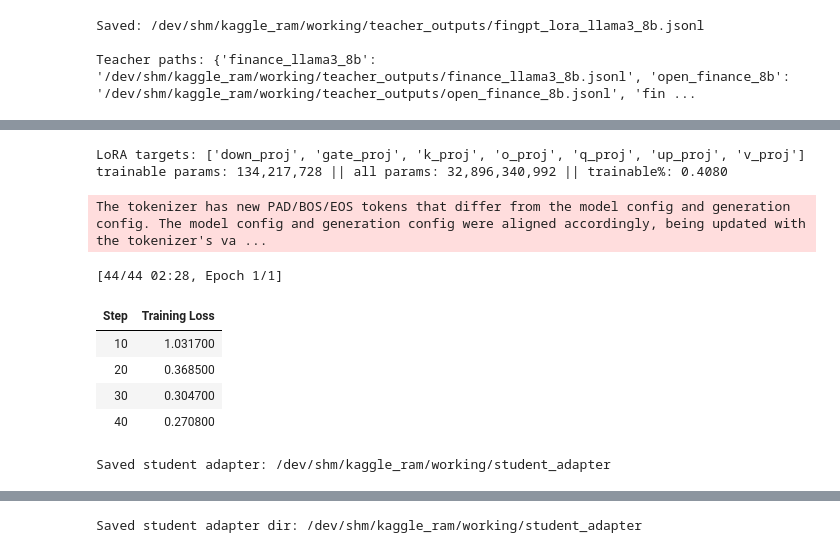
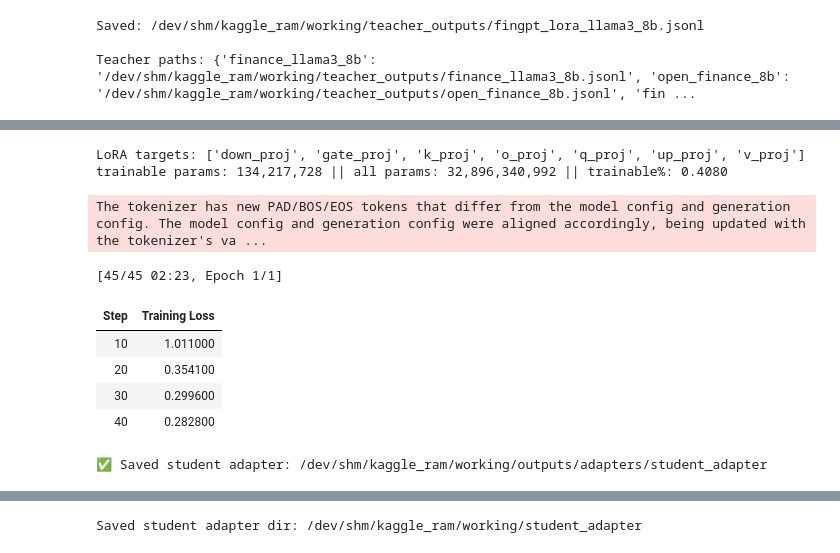
Before and after one commit to quanq6106-cmd/test, a Jupyter notebook: notebookf6301b262f.ipynb, the cells around one changed output, grey strips where cells are left out. Saved outputs shown, nothing was run; the diff lists cells and outputs as text; code cells hidden in the pictures.

```diff
--- a/notebookf6301b262f.ipynb
+++ b/notebookf6301b262f.ipynb
@@ -872,11 +872,12 @@ picked_by_teacher: {'finance_llama3_8b': 320, 'open_finance_8b': 26}
 Saved: /dev/shm/kaggle_ram/working/data/distilled_train.jsonl
 # %%
-# CELL TRAIN (REPLACE) — compatible with older/newer TRL: no max_seq_length / no processing_class
+# CELL TRAIN (REPLACE) — bảo đảm lưu adapter vào 1 folder rõ ràng + tồn tại adapter_config.json
 from datasets import Dataset
 from peft import LoraConfig, get_peft_model
 from trl import SFTTrainer
 from transformers import TrainingArguments
-import json
+import json, os
+from pathlib import Path
 
 assert QWEN32B_PATH is not None, "Cannot find Qwen3-32B in /kaggle/input"
 
@@ -913,60 +914,50 @@ with open(distill_path, "r", encoding="utf-8") as f:
         rows.append({"text": r["prompt"] + "\n\n" + json.dumps(r["answer_json"], ensure_ascii=False)})
 
 if len(rows) == 0:
-    raise RuntimeError("distilled_train.jsonl is empty. Re-run DISTILL cell.")
+    raise RuntimeError("distilled_train.jsonl is empty")
 
 train_ds = Dataset.from_list(rows)
-
-# Tokenize upfront (portable across TRL versions)
-MAX_LEN = 2048
-
-def tokenize_fn(ex):
-    out = qwen_tok(
-        ex["text"],
-        truncation=True,
-        max_length=MAX_LEN,
-        padding=False,
-    )
-    out["labels"] = out["input_ids"].copy()
-    return out
-
-train_ds_tok = train_ds.map(tokenize_fn, remove_columns=["text"])
 
 args = TrainingArguments(
     output_dir=str(WORKDIR / "student_ckpt"),
     per_device_train_batch_size=1,
     gradient_accumulation_steps=8,
     learning_rate=2e-4,
     num_train_epochs=1,
     logging_steps=10,
     save_steps=200,
     bf16=True,
     optim="paged_adamw_8bit",
     report_to="none",
 )
 
-# SFTTrainer init (no tokenizer/max_seq_length args)
 trainer = SFTTrainer(
     model=student,
     args=args,
-    train_dataset=train_ds_tok,
+    train_dataset=train_ds,
+    processing_class=qwen_tok,   # TRL mới dùng processing_class
 )
 
 trainer.train()
 
-ADAPTER_DIR = str(WORKDIR / "student_adapter")
-trainer.model.save_pretrained(ADAPTER_DIR)
-qwen_tok.save_pretrained(ADAPTER_DIR)
+# ✅ SAVE ADAPTER to a concrete path (and export ADAPTER_DIR for later cells)
+ADAPTER_DIR = Path(WORKDIR) / "outputs" / "adapters" / "student_adapter"
+ADAPTER_DIR.mkdir(parents=True, exist_ok=True)
 
-print("Saved student adapter:", ADAPTER_DIR)
+trainer.model.save_pretrained(str(ADAPTER_DIR))
+qwen_tok.save_pretrained(str(ADAPTER_DIR))
+
+# hard assert: must exist
+assert (ADAPTER_DIR / "adapter_config.json").exists(), f"Missing adapter_config.json in {ADAPTER_DIR}"
+print("✅ Saved student adapter:", str(ADAPTER_DIR))
 # %% [output]
 LoRA targets: ['down_proj', 'gate_proj', 'k_proj', 'o_proj', 'q_proj', 'up_proj', 'v_proj']
 trainable params: 134,217,728 || all params: 32,896,340,992 || trainable%: 0.4080
 The tokenizer has new PAD/BOS/EOS tokens that differ from the model config and generation config. The model config and generation config were aligned accordingly, being updated with the tokenizer's va ...
-[44/44 02:28, Epoch 1/1]
+[45/45 02:23, Epoch 1/1]
 | Step | Training Loss |
-| 10 | 1.031700 |
-| 20 | 0.368500 |
-| 30 | 0.304700 |
-| 40 | 0.270800 |
+| 10 | 1.011000 |
+| 20 | 0.354100 |
+| 30 | 0.299600 |
+| 40 | 0.282800 |
-Saved student adapter: /dev/shm/kaggle_ram/working/student_adapter
+✅ Saved student adapter: /dev/shm/kaggle_ram/working/outputs/adapters/student_adapter
```
Also changed, not shown: parts of 6 cells of this notebook.
